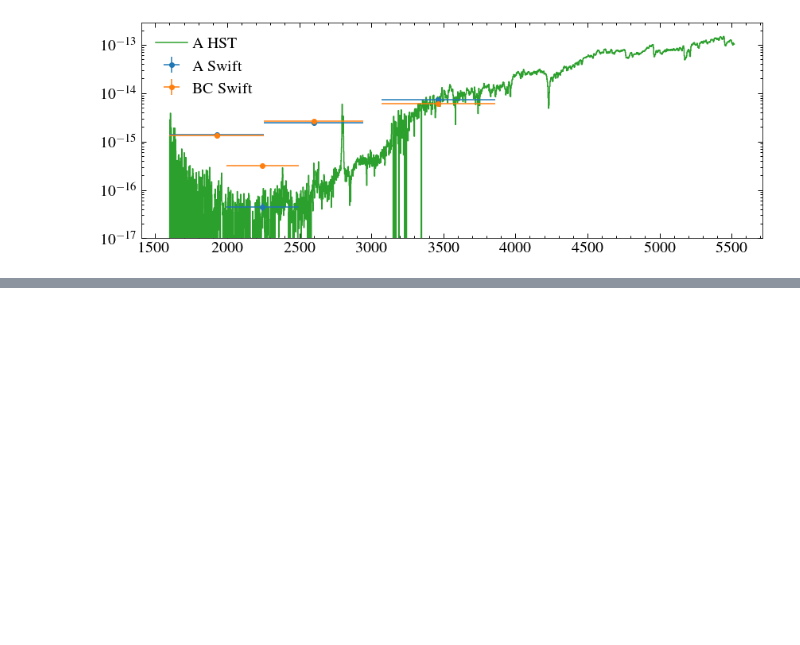
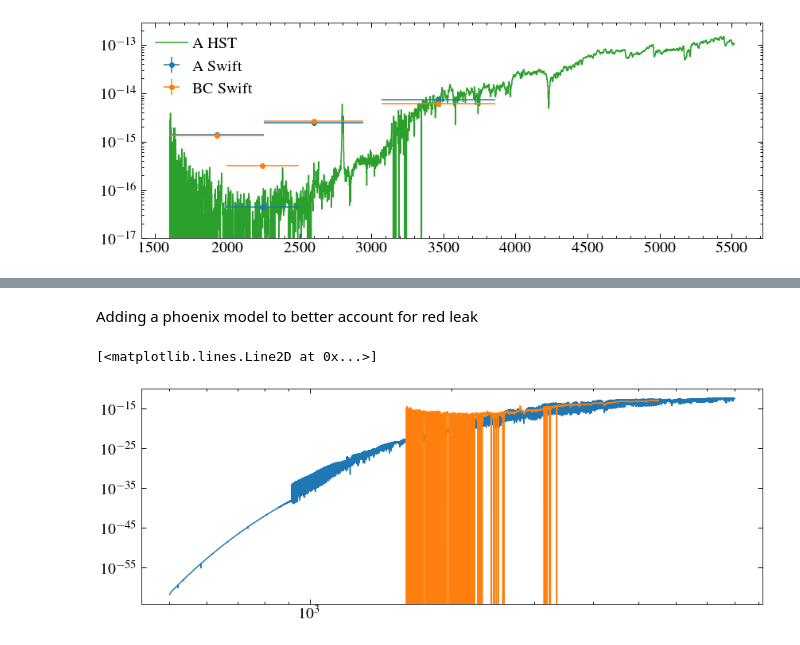
Before and after one commit to davidjwilson/ltt1445, a Jupyter notebook: new_swift_phot.ipynb, the cells around one changed output, grey strips where cells are left out. Cells and saved outputs as stored; diff of their text form; code cells hidden in the pictures; blank space fills up the shorter version.

```diff
--- a/new_swift_phot.ipynb
+++ b/new_swift_phot.ipynb
@@ -104,0 +171,13 @@ plt.legend(by_label.values(), by_label.keys())
+# %% [markdown]
+Adding a phoenix model to better account for red leak
+# %%
+ptab = Table.read('phoenix_models/LTT1445A_phoenix_interpolated.ecsv')
+pw, pf = ptab['WAVELENGTH'][ptab['WAVELENGTH'] < 8000], ptab['FLUX'][ptab['WAVELENGTH'] < 8000]*ptab.meta['NORMFAC']
+plt.plot(pw, pf)
+plt.yscale('log')
+plt.xscale('log')
+
+plt.plot(w_hst, f_hst)
+# %% [output]
+[<matplotlib.lines.Line2D at 0x...>]
+[figure, added]
```
Also changed, not shown: parts of 7 cells of this notebook, 2 other files.
